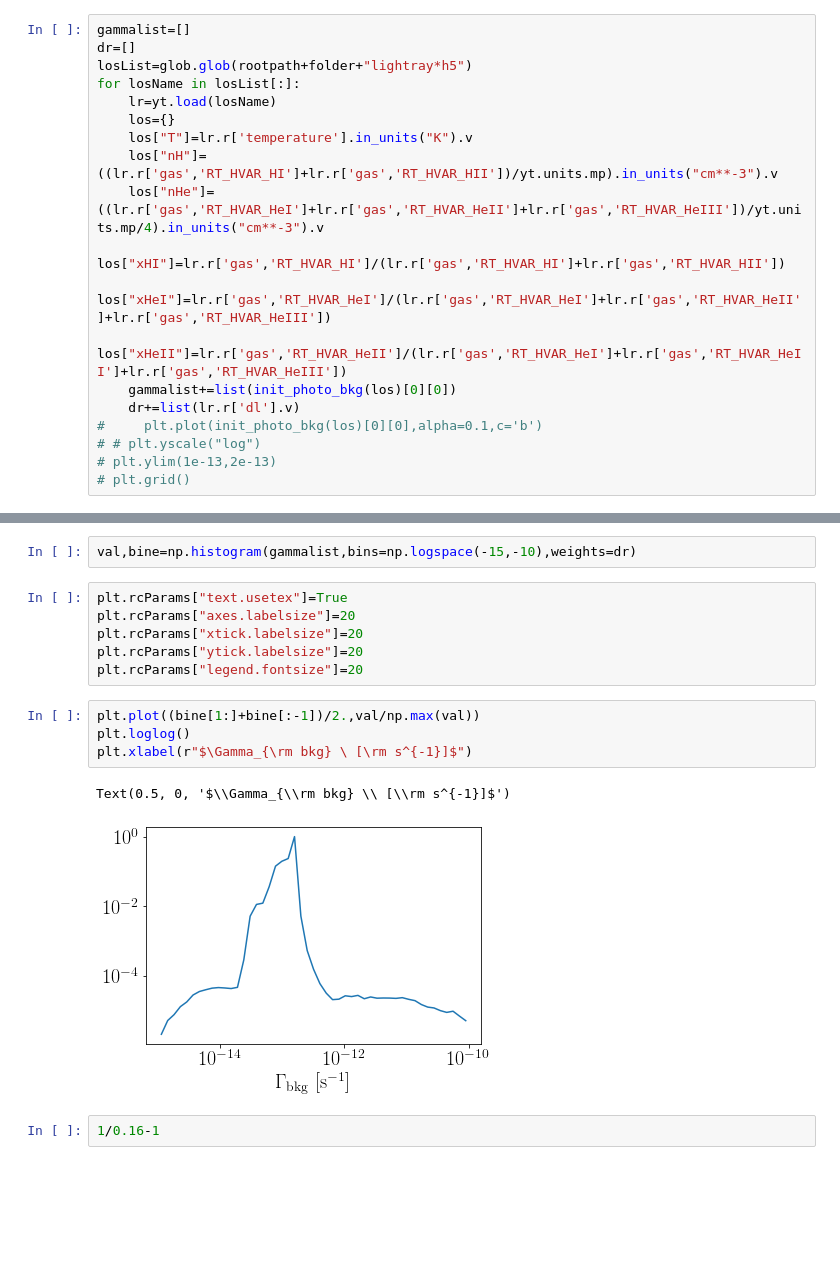
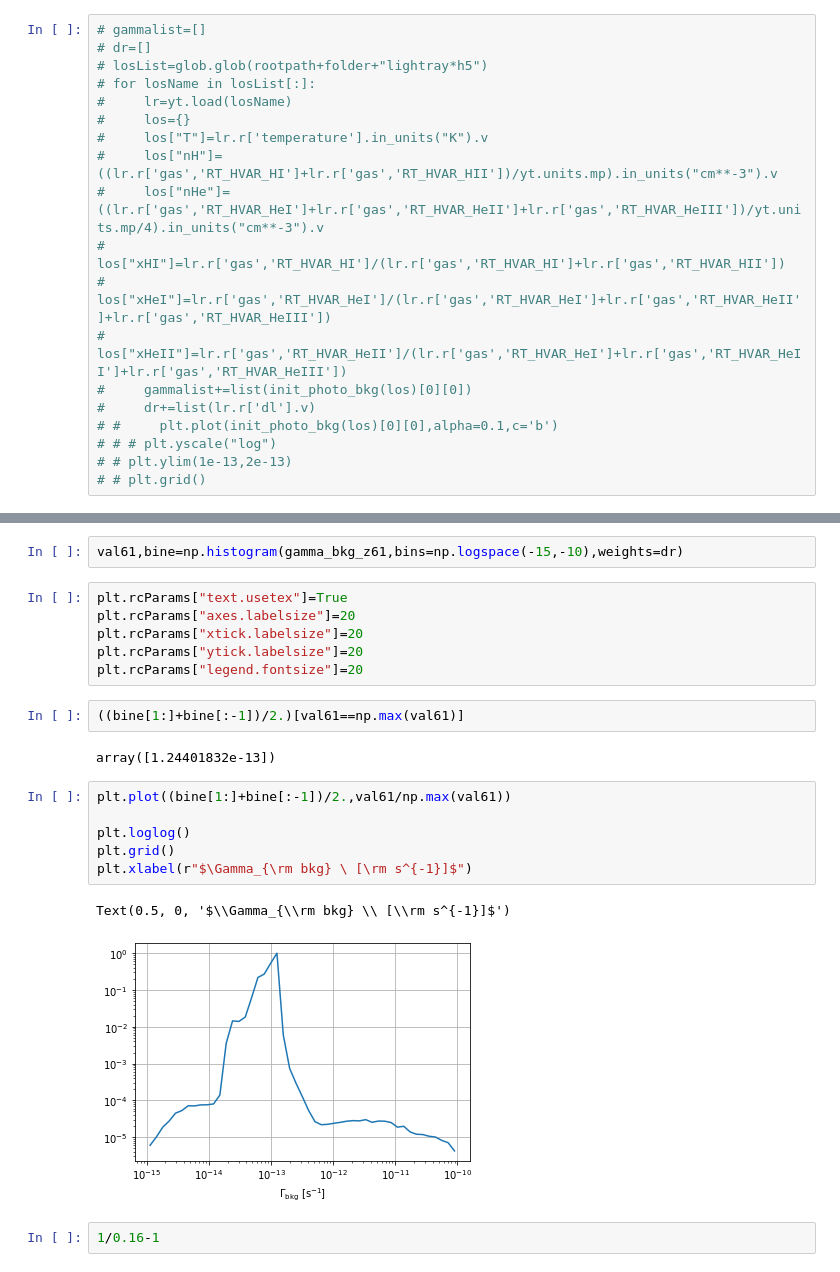
Before and after one commit to zoesuns/mfp, a Jupyter notebook: codes/calc_Gamma_bkg.ipynb, the cells around one changed output, grey strips where cells are left out. Drawn from its saved outputs; the diff is of its cells as text; blank space fills up the shorter version.

```diff
--- a/codes/calc_Gamma_bkg.ipynb
+++ b/codes/calc_Gamma_bkg.ipynb
@@ -124,20 +187,20 @@ Hz=cosmo.H(zuni).value
 # %%
-gammalist=[]
-dr=[]
-losList=glob.glob(rootpath+folder+"lightray*h5")
-for losName in losList[:]:
-    lr=yt.load(losName)
-    los={}
-    los["T"]=lr.r['temperature'].in_units("K").v
-    los["nH"]=((lr.r['gas','RT_HVAR_HI']+lr.r['gas','RT_HVAR_HII'])/yt.units.mp).in_units("cm**-3").v
-    los["nHe"]=((lr.r['gas','RT_HVAR_HeI']+lr.r['gas','RT_HVAR_HeII']+lr.r['gas','RT_HVAR_HeIII'])/yt.units.mp/4).in_units("cm**-3").v
-    los["xHI"]=lr.r['gas','RT_HVAR_HI']/(lr.r['gas','RT_HVAR_HI']+lr.r['gas','RT_HVAR_HII'])
-    los["xHeI"]=lr.r['gas','RT_HVAR_HeI']/(lr.r['gas','RT_HVAR_HeI']+lr.r['gas','RT_HVAR_HeII']+lr.r['gas','RT_HVAR_HeIII'])
-    los["xHeII"]=lr.r['gas','RT_HVAR_HeII']/(lr.r['gas','RT_HVAR_HeI']+lr.r['gas','RT_HVAR_HeII']+lr.r['gas','RT_HVAR_HeIII'])
-    gammalist+=list(init_photo_bkg(los)[0][0])
-    dr+=list(lr.r['dl'].v)
-#     plt.plot(init_photo_bkg(los)[0][0],alpha=0.1,c='b')
-# # plt.yscale("log")
-# plt.ylim(1e-13,2e-13)
-# plt.grid()
+# gammalist=[]
+# dr=[]
+# losList=glob.glob(rootpath+folder+"lightray*h5")
+# for losName in losList[:]:
+#     lr=yt.load(losName)
+#     los={}
+#     los["T"]=lr.r['temperature'].in_units("K").v
+#     los["nH"]=((lr.r['gas','RT_HVAR_HI']+lr.r['gas','RT_HVAR_HII'])/yt.units.mp).in_units("cm**-3").v
+#     los["nHe"]=((lr.r['gas','RT_HVAR_HeI']+lr.r['gas','RT_HVAR_HeII']+lr.r['gas','RT_HVAR_HeIII'])/yt.units.mp/4).in_units("cm**-3").v
+#     los["xHI"]=lr.r['gas','RT_HVAR_HI']/(lr.r['gas','RT_HVAR_HI']+lr.r['gas','RT_HVAR_HII'])
+#     los["xHeI"]=lr.r['gas','RT_HVAR_HeI']/(lr.r['gas','RT_HVAR_HeI']+lr.r['gas','RT_HVAR_HeII']+lr.r['gas','RT_HVAR_HeIII'])
+#     los["xHeII"]=lr.r['gas','RT_HVAR_HeII']/(lr.r['gas','RT_HVAR_HeI']+lr.r['gas','RT_HVAR_HeII']+lr.r['gas','RT_HVAR_HeIII'])
+#     gammalist+=list(init_photo_bkg(los)[0][0])
+#     dr+=list(lr.r['dl'].v)
+# #     plt.plot(init_photo_bkg(los)[0][0],alpha=0.1,c='b')
+# # # plt.yscale("log")
+# # plt.ylim(1e-13,2e-13)
+# # plt.grid()
 # %% [output]
@@ -161,18 +247,24 @@ yt : [INFO     ] 2024-02-06 15:56:18,248 Parameters: current_time              =
 # %%
-val,bine=np.histogram(gammalist,bins=np.logspace(-15,-10),weights=dr)
+val61,bine=np.histogram(gamma_bkg_z61,bins=np.logspace(-15,-10),weights=dr)
 # %%
 plt.rcParams["text.usetex"]=True
 plt.rcParams["axes.labelsize"]=20
 plt.rcParams["xtick.labelsize"]=20
 plt.rcParams["ytick.labelsize"]=20
 plt.rcParams["legend.fontsize"]=20
+# %%
+((bine[1:]+bine[:-1])/2.)[val61==np.max(val61)]
+# %% [output]
+array([1.24401832e-13])
 # %%
-plt.plot((bine[1:]+bine[:-1])/2.,val/np.max(val))
+plt.plot((bine[1:]+bine[:-1])/2.,val61/np.max(val61))
+
 plt.loglog()
+plt.grid()
 plt.xlabel(r"$\Gamma_{\rm bkg} \ [\rm s^{-1}]$")
 # %% [output]
 Text(0.5, 0, '$\\Gamma_{\\rm bkg} \\ [\\rm s^{-1}]$')
-[figure, old version]
+[figure, new version]
 # %%
 1/0.16-1
 # %% [output]
```
Also changed, not shown: parts of 28 cells of this notebook, 1 other file.
